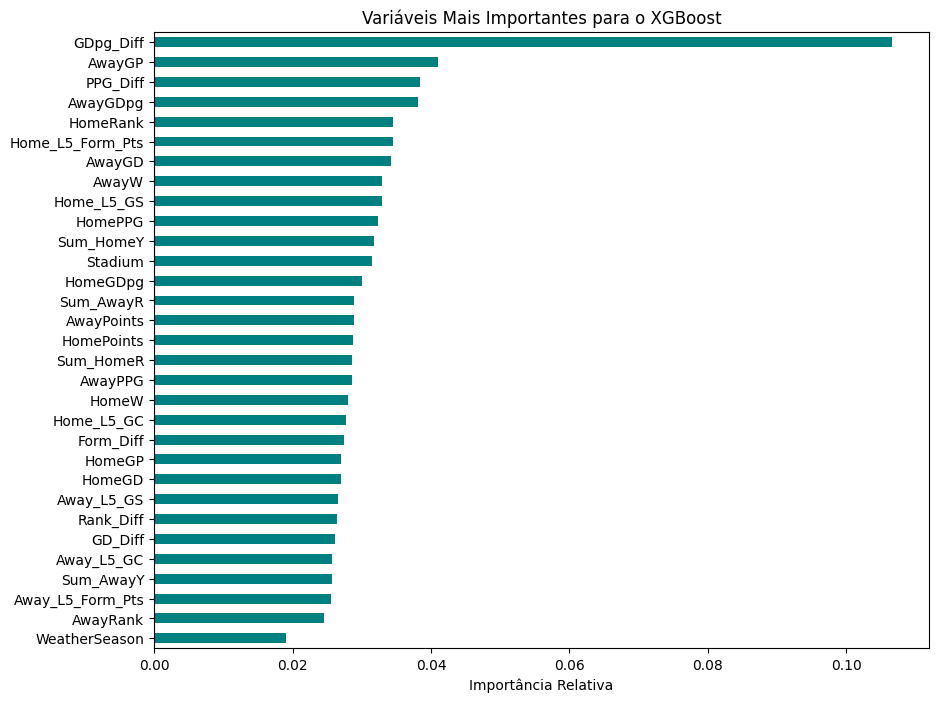
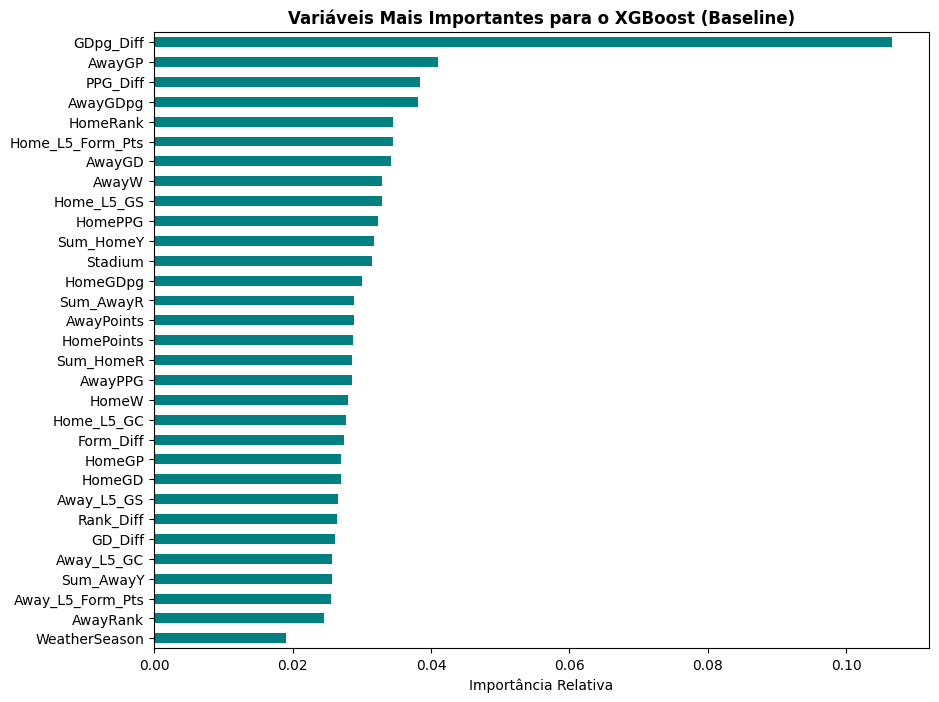
Unified diff of the notebook cell whose output changed from the first chart to the second:
--- before
+++ after
@@ -2,5 +2,5 @@
 feat_importances = pd.Series(model_xgb.feature_importances_, index=X.columns)
 feat_importances.nlargest(31).sort_values().plot(kind='barh', color='teal')
-plt.title("Variáveis Mais Importantes para o XGBoost")
+plt.title("Variáveis Mais Importantes para o XGBoost (Baseline)", fontweight='bold')
 plt.xlabel("Importância Relativa")
 plt.show()

Commit: modificação de alguma legendas de gráficos